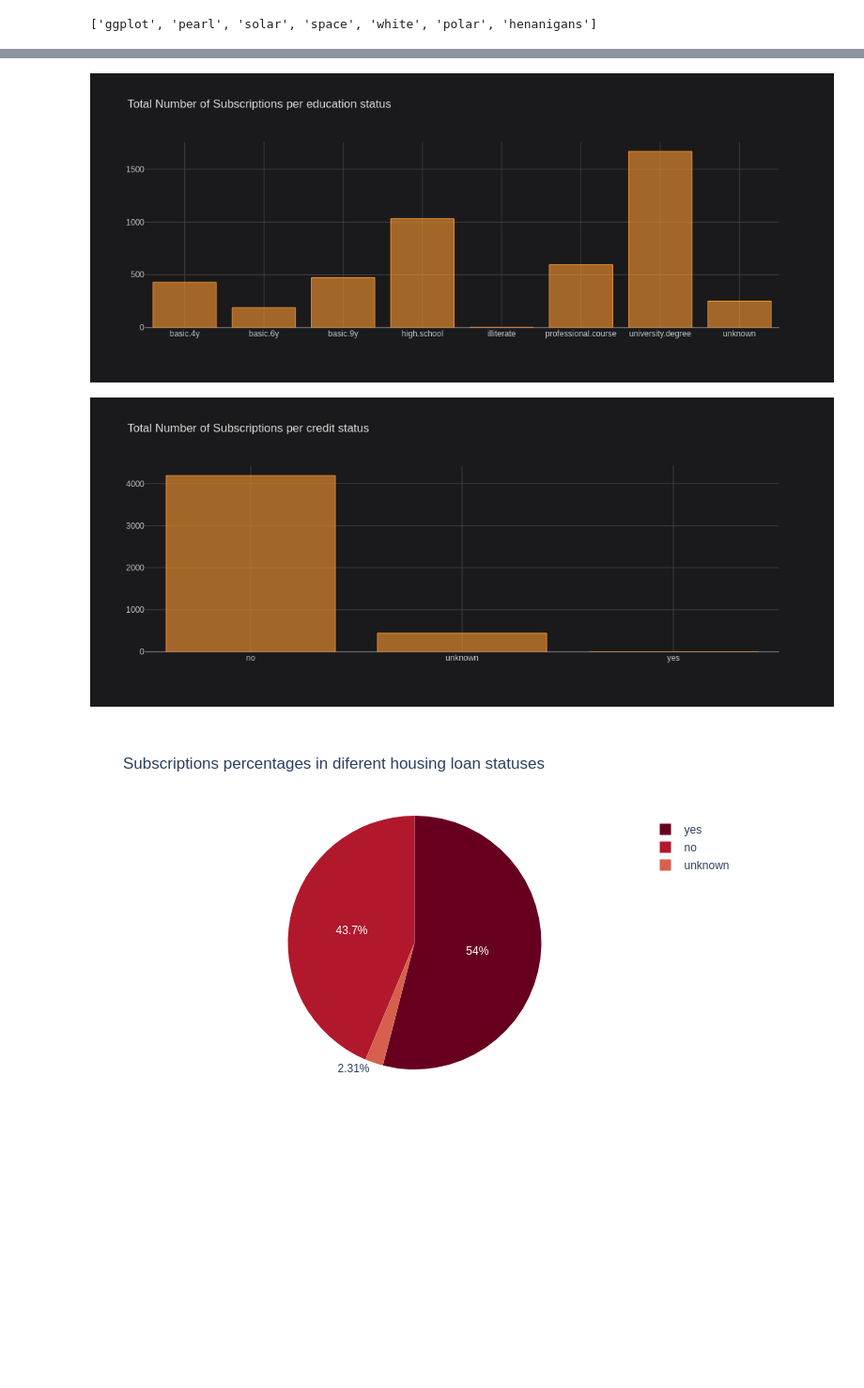
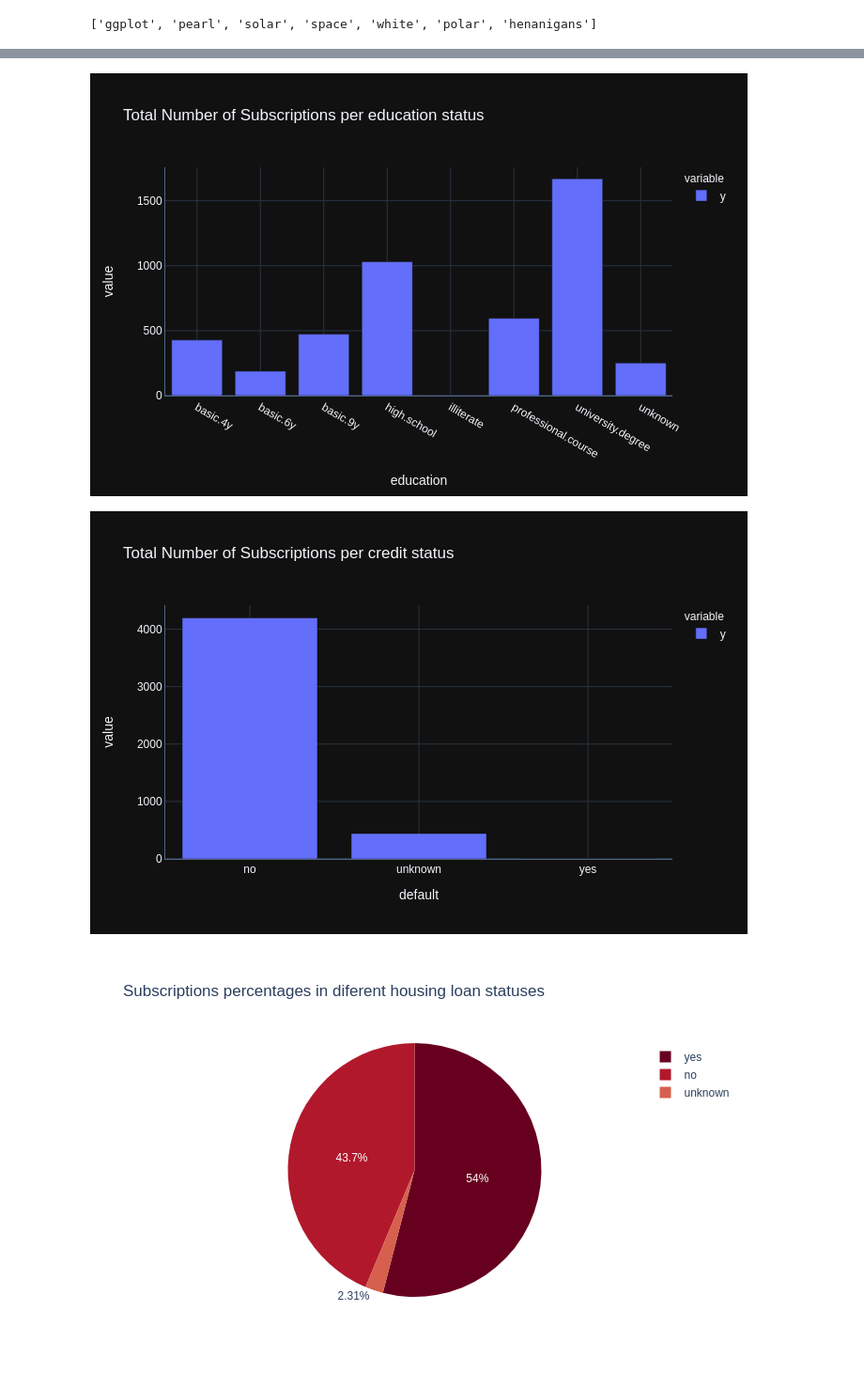
Before and after one commit to ada-k/BankTermDepositPrediction, a Jupyter notebook: notebooks/Untitled.ipynb, the cells around one changed output, grey strips where cells are left out. Shown at 94% size. Cells and saved outputs as stored; diff of their text form; code cells hidden in the pictures; blank space fills up the shorter version.

```diff
--- a/notebooks/Untitled.ipynb
+++ b/notebooks/Untitled.ipynb
@@ -175,13 +177,14 @@ df.iplot(kind = 'bar', x = 'marital', y = ['y'], theme = 'space', title = 'Total
 # %%
 # education
 df = data[['education', 'y']]
 df["y"].loc[df["y"] == 'no'] = 0
 df["y"].loc[df["y"] == 'yes'] = 1
 df = df.groupby('education').sum()
 df = df.reset_index()
-df.iplot(kind = 'bar', x = 'education', y = ['y'], theme = 'space', title = 'Total Number of Subscriptions per education status' )
+fig = px.bar(df, x = 'education', y = ['y'], template = 'plotly_dark', title = 'Total Number of Subscriptions per education status' )
+fig.show(renderer="png")
 # %% [output]
-[figure, old version]
+[figure, new version]
 # %%
 # default
 df = data[['default', 'y']]
@@ -189,9 +192,10 @@ df["y"].loc[df["y"] == 'no'] = 0
 df["y"].loc[df["y"] == 'yes'] = 1
 df = df.groupby('default').sum()
 df = df.reset_index()
-df.iplot(kind = 'bar', x = 'default', y = ['y'], theme = 'space', title = 'Total Number of Subscriptions per credit status' )
+fig = px.bar(df, x = 'default', y = ['y'], template = 'plotly_dark', title = 'Total Number of Subscriptions per credit status' )
+fig.show(renderer="png")
 # %% [output]
-[figure, old version]
+[figure, new version]
 # %%
 # housing
 df = data[['housing', 'y']]
```
Also changed, not shown: parts of 3 cells of this notebook.
